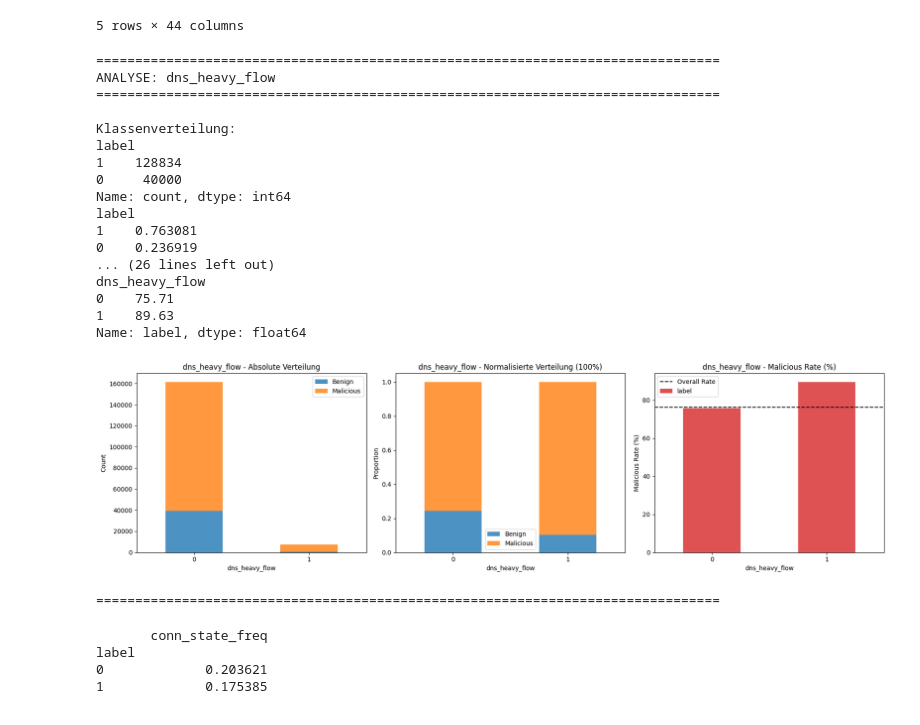
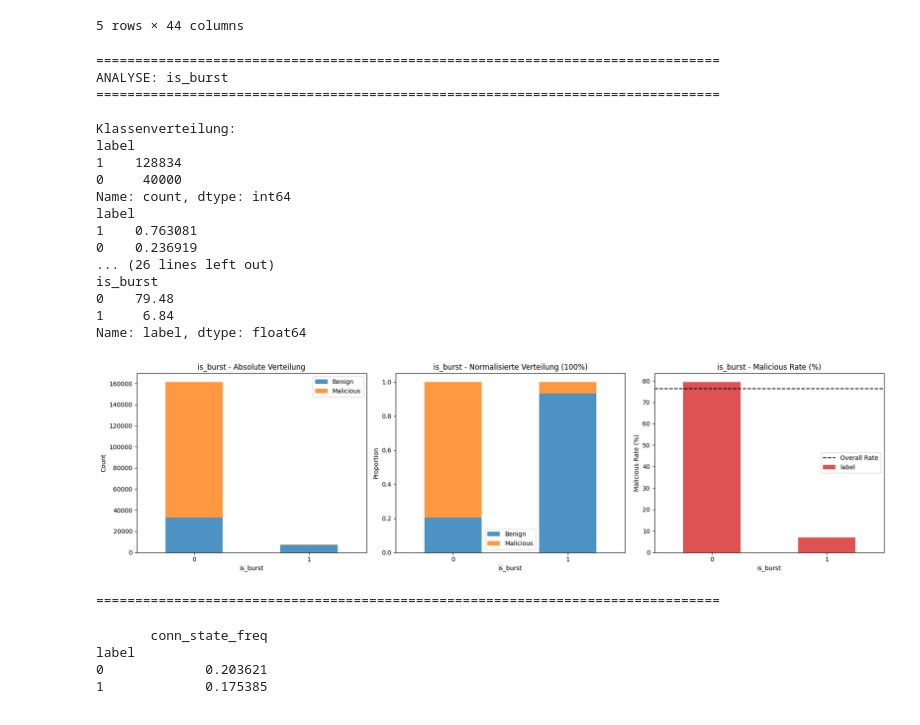
Before and after one commit to DoomOfGods/MAL-ton-iot-ids, a Jupyter notebook: sys-src/balzer/eda.ipynb, the cells around one changed output. Drawn from its saved outputs; the diff is of its cells as text; code cells hidden in the pictures.

```diff
--- a/sys-src/balzer/eda.ipynb
+++ b/sys-src/balzer/eda.ipynb
@@ -5,7 +5,7 @@ GitHub Copilot was used to assist with code
 import pandas as pd
 from sklearn.model_selection import train_test_split
 
-df = pd.read_csv("Train_Test_datasets/Train_Test_Network_dataset/train_test_network.csv")
+df = pd.read_csv("../data/train_test_network.csv")
 df_train, df_test = train_test_split(df, test_size=0.2, random_state=42, stratify=df['label'])
 df_train.head()
 # %% [output]
@@ -240,44 +239,39 @@ def _analyze_categorical_feature(df, column, label_col='label', top_n=15):
     axes[1, 1].set_xlabel(column)
     axes[1, 1].set_ylabel('Proportion')
     axes[1, 1].legend(['Benign', 'Malicious'])
     axes[1, 1].tick_params(axis='x', rotation=45)
 
     plt.tight_layout()
     plt.show()
 
-
-# ============================================================================
-# VERWENDUNGSBEISPIELE
-# ============================================================================
-
 # Beispiel 1: Binäres Feature
-analyze_categorical_feature(df_train, 'dns_heavy_flow')
+analyze_categorical_feature(df_train, 'is_burst')
 # analyze_categorical_feature(df_train, 'is_incomplete_connection')
 # analyze_categorical_feature(df_train, 'zero_payload_connection')
 
 # Beispiel 2: Kategorisches Feature
 #analyze_categorical_feature(df_train, 'duration_bin', top_n=5)
 # analyze_categorical_feature(df_train, 'service', top_n=15)
 # analyze_categorical_feature(df_train, 'conn_state', top_n=20)
 # %% [output]
 ================================================================================
-ANALYSE: dns_heavy_flow
+ANALYSE: is_burst
 ================================================================================
 
 Klassenverteilung:
 label
 1    128834
 0     40000
 Name: count, dtype: int64
 label
 1    0.763081
 0    0.236919
 ... (26 lines left out)
-dns_heavy_flow
-0    75.71
-1    89.63
+is_burst
+0    79.48
+1     6.84
 Name: label, dtype: float64
-[figure, old version]
+[figure, new version]
 ================================================================================
 # %%
 import matplotlib.pyplot as plt
```
Also changed, not shown: parts of 21 cells of this notebook.
